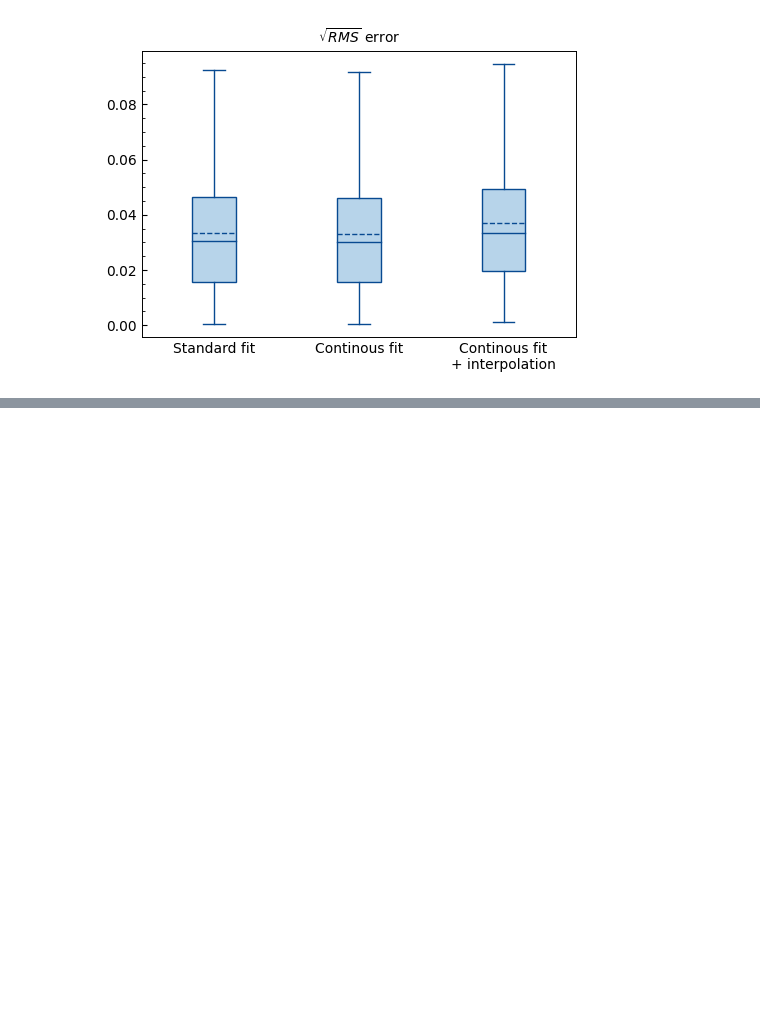
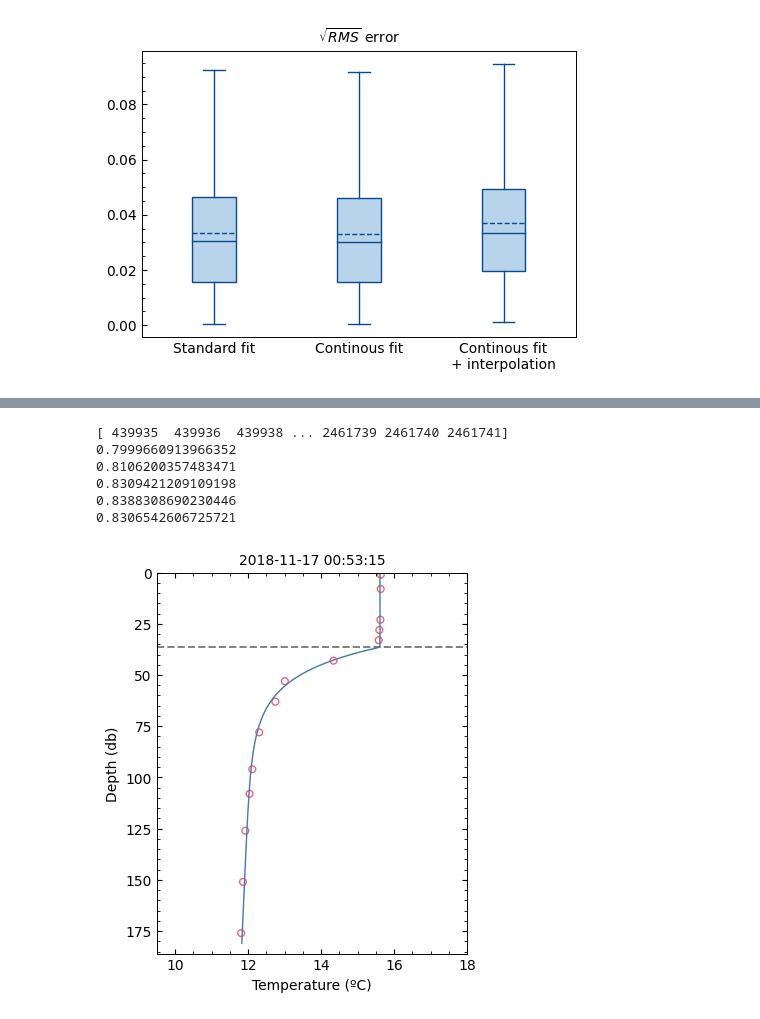
Before and after one commit to manufrn/TFG, a Jupyter notebook: notebooks/compare_fit_modes_20181116.ipynb, the cells around one changed output, grey strips where cells are left out. Cells and saved outputs as stored; diff of their text form; code cells hidden in the pictures; blank space fills up the shorter version.

```diff
--- a/notebooks/compare_fit_modes_20181116.ipynb
+++ b/notebooks/compare_fit_modes_20181116.ipynb
@@ -126,0 +137,25 @@ plt.show()
+# %%
+QI_ci = np.load(data_dir / 'SHDR_fit' / 'aux' / 'QI_ci_20181116.npy')
+QI_ci_i = np.load(data_dir / 'SHDR_fit' / 'aux' / 'QI_ci_i_20181116.npy')
+QI_c = np.load(data_dir / 'SHDR_fit' / 'aux' / 'QI_c_20181116.npy')
+QI_s = np.load(data_dir / 'SHDR_fit' / 'aux' / 'QI_s_20181116.npy')
+QI_s_i = np.load(data_dir / 'SHDR_fit' / 'aux' / 'QI_s_i_20181116.npy')
+# %%
+nan_locs = np.squeeze(np.argwhere(np.isnan(QI_ci)))
+print(nan_locs)
+print(np.nanmean(QI_ci[:2000000]))
+print(np.nanmean(QI_ci_i[:2000000]))
+print(np.nanmean(QI_c[:2000000]))
+print(np.nanmean(QI_s[:2000000]))
+print(np.nanmean(QI_s_i[:2000000]))
+
+
+plot_profile_fit(df_s, temp, pres, 9999)
+# %% [output]
+[ 439935  439936  439938 ... 2461739 2461740 2461741]
+0.7999660913966352
+0.8106200357483471
+0.8309421209109198
+0.8388308690230446
+0.8306542606725721
+[figure, added]
```
Also changed, not shown: parts of 13 cells of this notebook, 8 other files.
